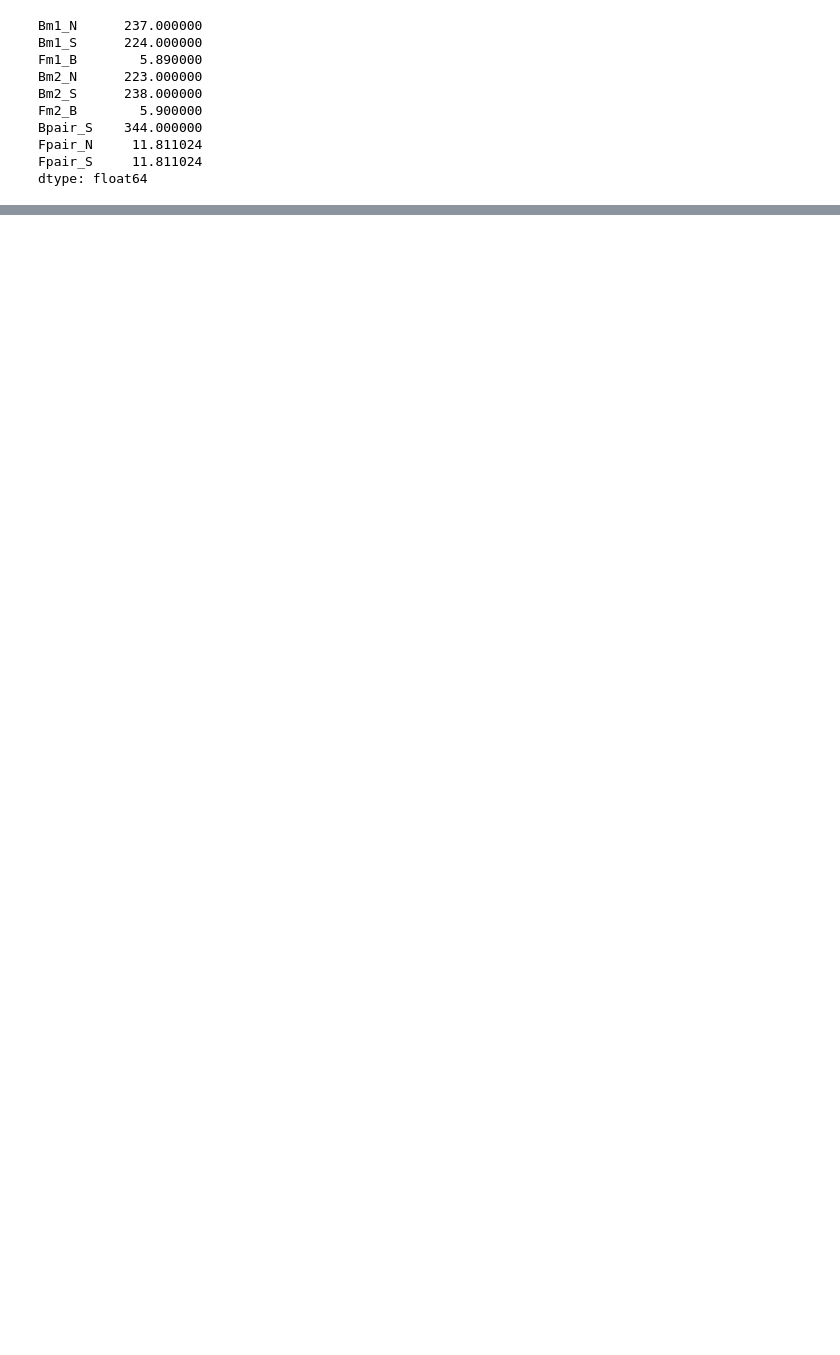
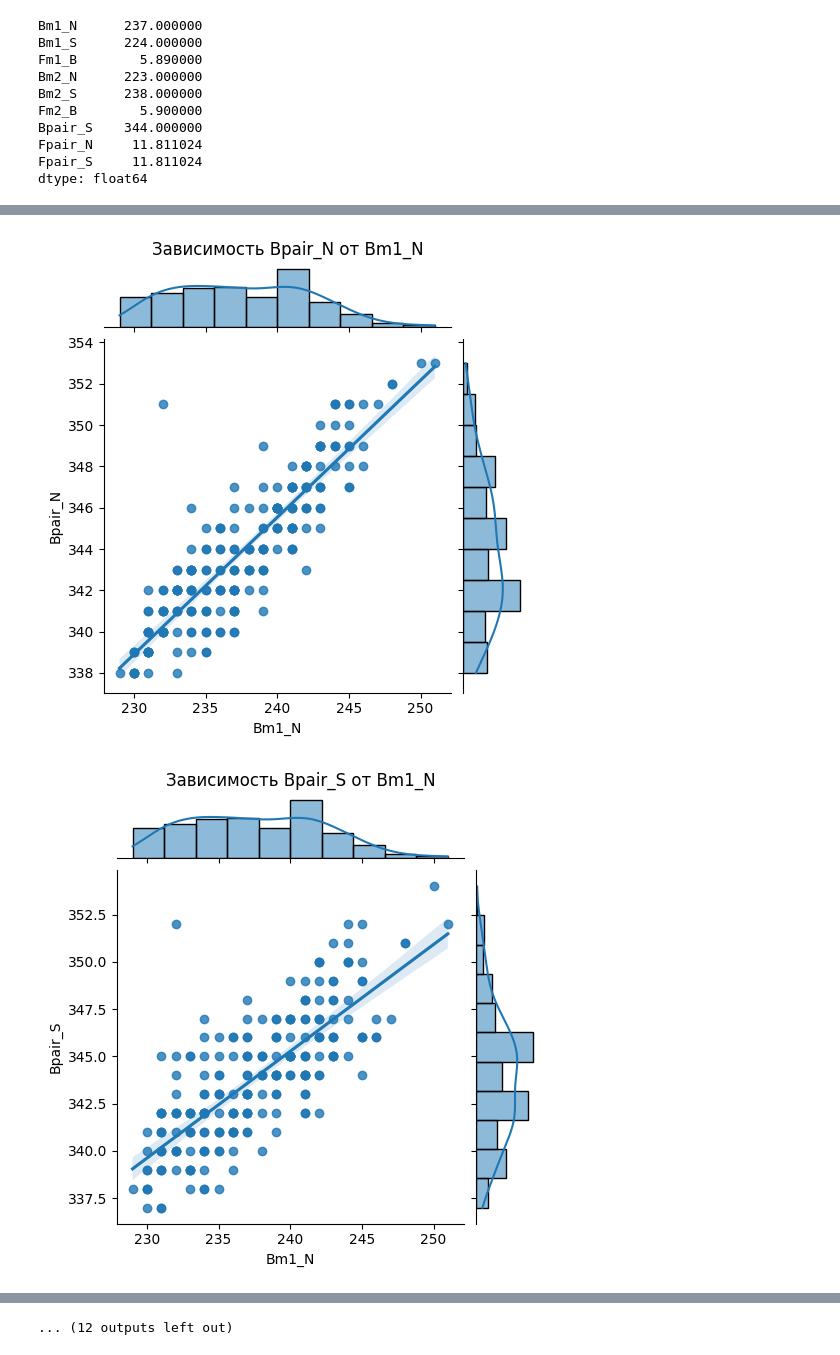
Before and after one commit to BuslaySt/MagnetSorting, a Jupyter notebook: DataMerged_info.ipynb, the cells around one changed output, grey strips where cells are left out. Saved outputs shown, nothing was run; the diff lists cells and outputs as text; code cells hidden in the pictures; blank space fills up the shorter version.

```diff
--- a/DataMerged_info.ipynb
+++ b/DataMerged_info.ipynb
@@ -77,0 +125,16 @@ dtype: float64
+# %%
+# Целевые переменные (зависимые)
+targets = ['Bpair_N', 'Bpair_S', 'Fpair_N', 'Fpair_S']
+
+# Признаки (независимые)
+features = ['Bm1_N', 'Bm1_S', 'Fm1_B', 'Bm2_N', 'Bm2_S', 'Fm2_B']
+# %%
+# 2. Парные графики (scatter plots)
+for feature in features:
+    for target in targets:
+        sns.jointplot(x=feature, y=target, data=data, kind='reg', height=5)
+        plt.suptitle(f"Зависимость {target} от {feature}", y=1.02)
+        plt.show()
+# %% [output]
+[figure, added]
+[figure, added]
@@ -77,0 +151 @@ dtype: float64
+... (12 outputs left out)
```
Also changed, not shown: parts of 16 cells of this notebook.
